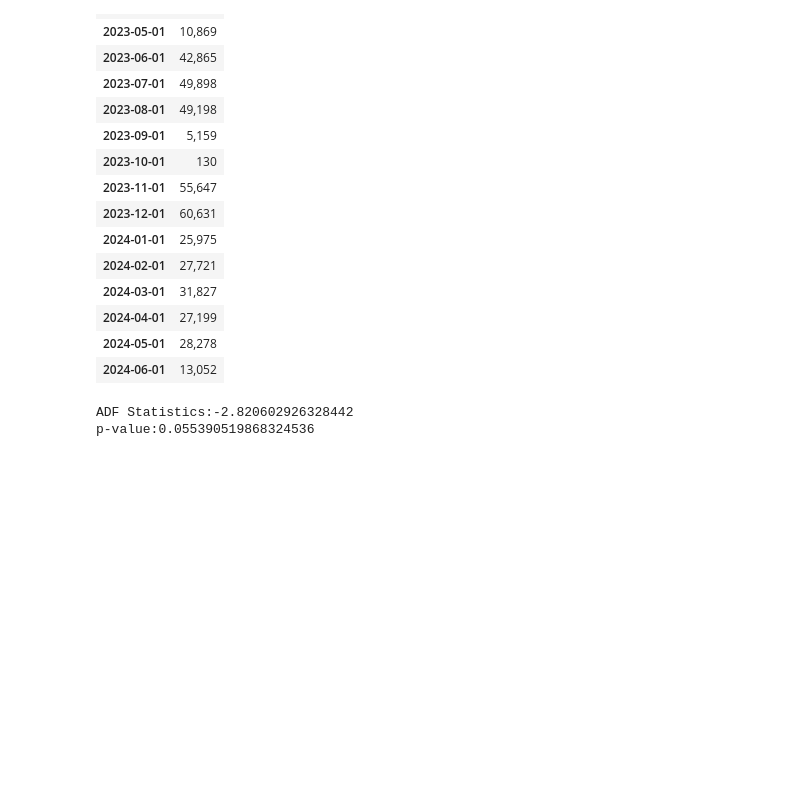
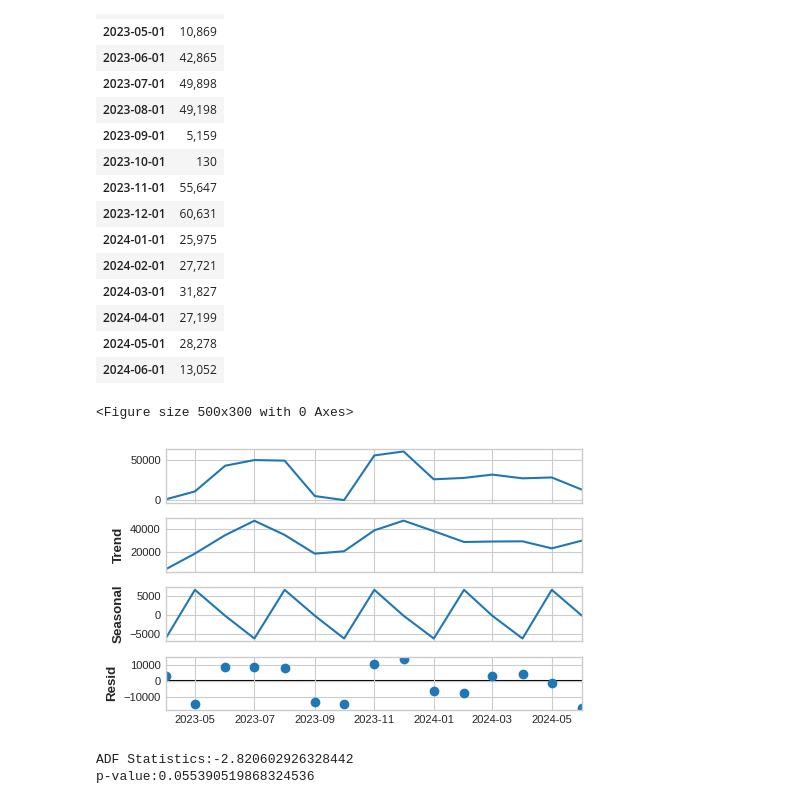
Before and after one commit to thirayume/POPrediction, a Jupyter notebook: Muangtai_PGSQL.ipynb, the cells around one changed output. Saved outputs shown, nothing was run; the diff lists cells and outputs as text; code cells hidden in the pictures; blank space fills up the shorter version.

```diff
--- a/Muangtai_PGSQL.ipynb
+++ b/Muangtai_PGSQL.ipynb
@@ -607,10 +609,13 @@ sample_df
 | 2024-05-01 | 28,278 |
 | 2024-06-01 | 13,052 |
 # %%
-result = seasonal_decompose(sample_df)
+result = seasonal_decompose(sample_df, model='additive', extrapolate_trend='freq', period=3)
 
 fig = plt.figure()
 fig = result.plot()
+# %% [output]
+<Figure size 500x300 with 0 Axes>
+[figure, added]
 # %%
 result = adfuller(sample_df.qty.dropna())
 print(f'ADF Statistics:{result[0]}')
```
Also changed, not shown: parts of 12 cells of this notebook.
